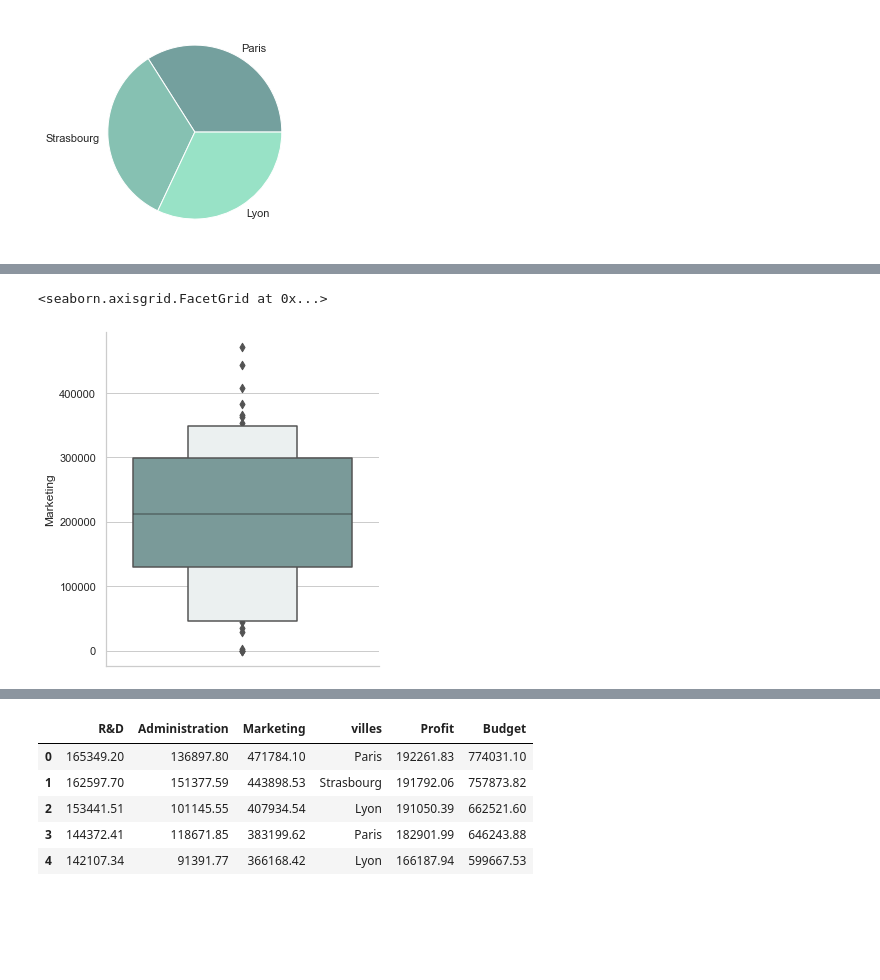
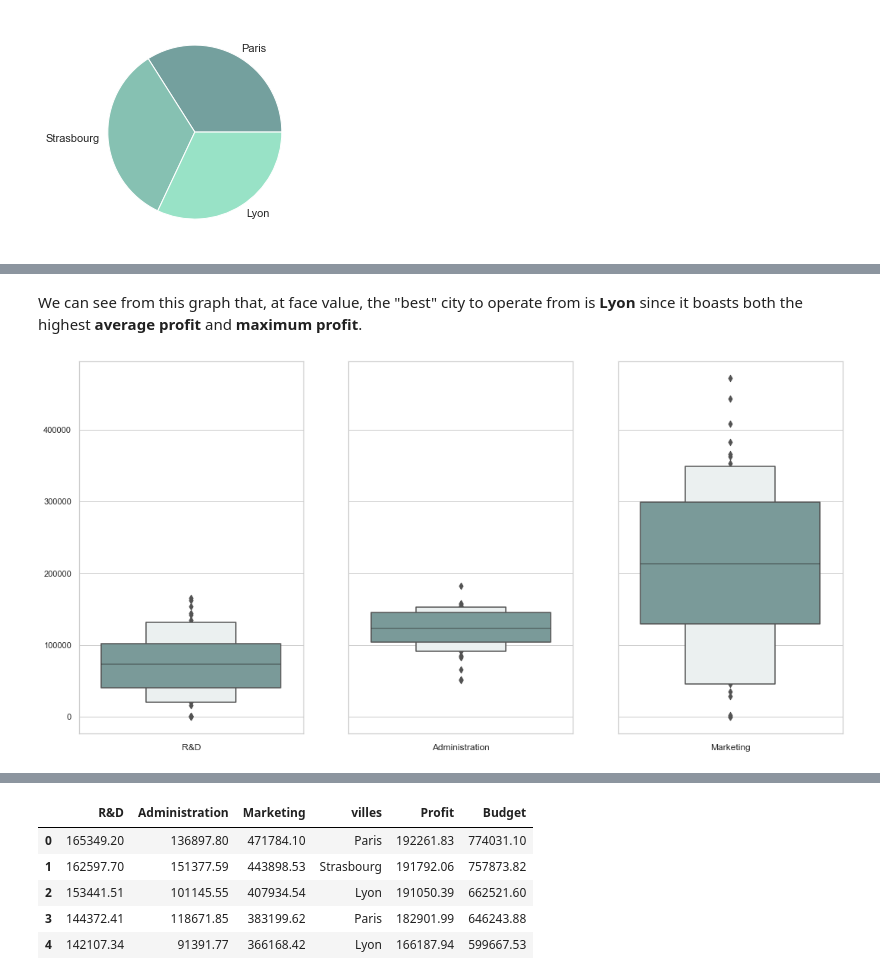
Before and after one commit to LeBonThib/SIMPLON_BPI_EDA, a Jupyter notebook: Linear_Regression.ipynb, the cells around one changed output, grey strips where cells are left out. Cells and saved outputs as stored; diff of their text form; code cells hidden in the pictures; blank space fills up the shorter version.

```diff
--- a/Linear_Regression.ipynb
+++ b/Linear_Regression.ipynb
@@ -61,5 +69,0 @@ SNS.catplot(kind="boxen",data=data,y="Administration")
-# %%
-SNS.catplot(kind="boxen",data=data,y="Marketing")
-# %% [output]
-<seaborn.axisgrid.FacetGrid at 0x...>
-[figure, removed]
@@ -67,0 +70,16 @@ SNS.catplot(kind="boxen",data=data,y="Marketing")
+# %% [markdown]
+We can see from this graph that, at face value, the "best" city to operate from is **Lyon** since it boasts both the highest **average profit** and **maximum profit**.
+# %%
+fig, ax = PLT.subplots(1,3,figsize=(18,9),sharey=True)
+SNS.boxenplot(data=data,y="R&D",ax=ax[0])
+ax[0].set_xlabel("R&D")
+ax[0].set_ylabel("")
+SNS.boxenplot(data=data,y="Administration",ax=ax[1])
+ax[1].set_xlabel("Administration")
+ax[1].set_ylabel("")
+SNS.boxenplot(data=data,y="Marketing",ax=ax[2])
+ax[2].set_xlabel("Marketing")
+ax[2].set_ylabel("")
+PLT.show()
+# %% [output]
+[figure, added]
```
Also changed, not shown: parts of 32 cells of this notebook, 2 other files.
